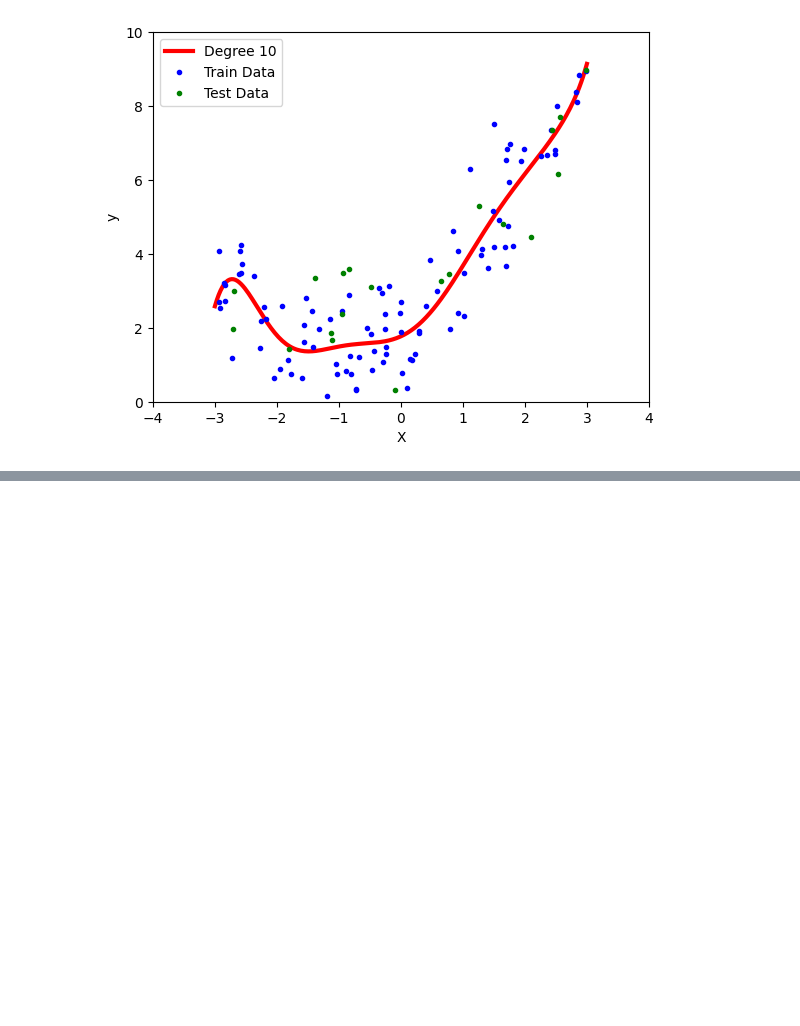
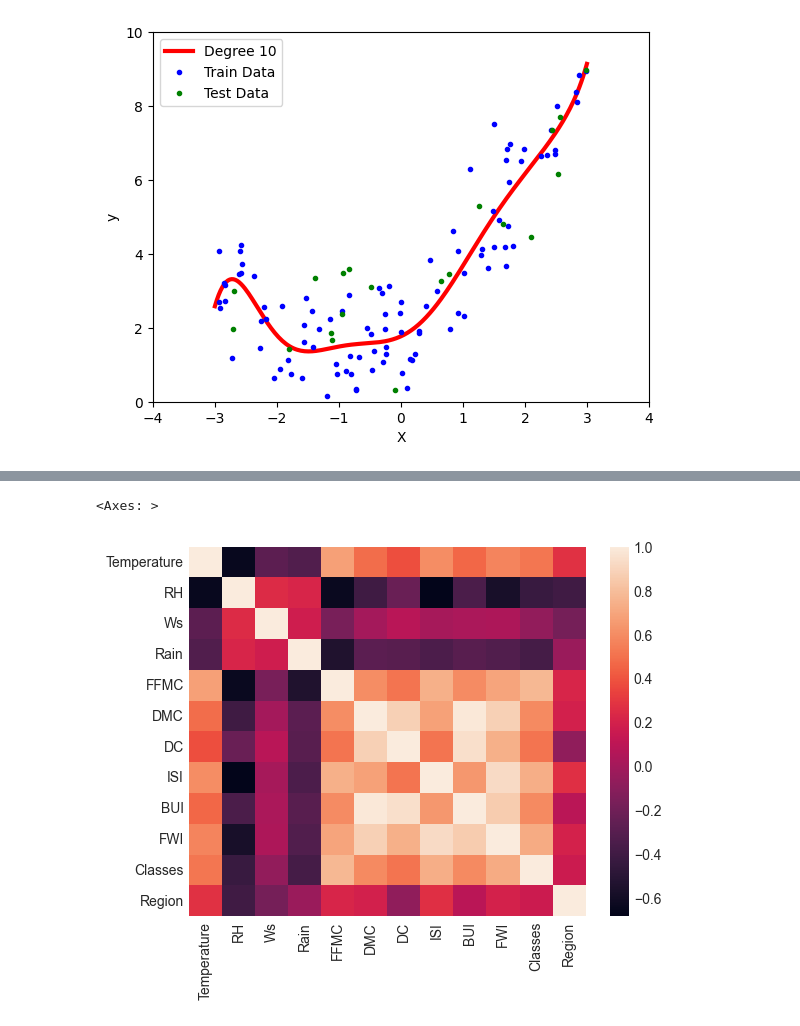
Before and after one commit to SnehaVPujari007/Data-Science-Course, a Jupyter notebook: Machine Learning/Supervised Learning/Linear_Regression.ipynb, the cells around one changed output, grey strips where cells are left out. Saved outputs shown, nothing was run; the diff lists cells and outputs as text; code cells hidden in the pictures; blank space fills up the shorter version.

```diff
--- a/Machine Learning/Supervised Learning/Linear_Regression.ipynb
+++ b/Machine Learning/Supervised Learning/Linear_Regression.ipynb
@@ -669,0 +1015,5 @@ poly_regression(10)
+# %%
+sns.heatmap(df_copy.corr())
+# %% [output]
+<Axes: >
+[figure, added]
```
Also changed, not shown: parts of 49 cells of this notebook, 2 other files.
